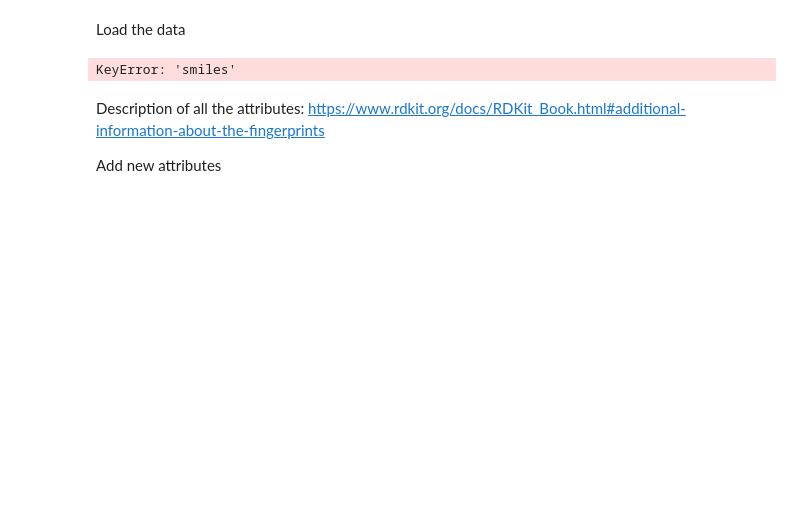
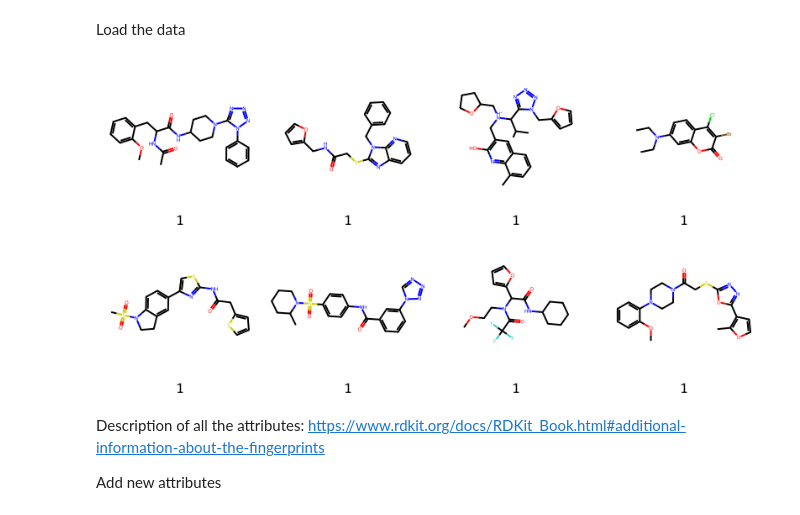
Before and after one commit to Jobs27/AP_groupassignment-, a Jupyter notebook: notebook.ipynb, the cells around one changed output. Drawn from its saved outputs; the diff is of its cells as text; code cells hidden in the pictures; blank space fills up the shorter version.

```diff
--- a/notebook.ipynb
+++ b/notebook.ipynb
@@ -20,13 +21,13 @@ Load the data
 # %%
 filepath = 'Data/tested_molecules-1.csv'
 
 esol_data = pd.read_csv(filepath)
 
-PandasTools.AddMoleculeColumnToFrame(esol_data, smilesCol='smiles')
+PandasTools.AddMoleculeColumnToFrame(esol_data, smilesCol='SMILES')
 
 PandasTools.FrameToGridImage(esol_data.head(8), legendsCol="ALDH1_inhibition", molsPerRow=4)
 # %% [output]
-KeyError: 'smiles'
+[figure, added]
 # %% [markdown]
 Description of all the attributes:  https://www.rdkit.org/docs/RDKit_Book.html#additional-information-about-the-fingerprints
 
```
Also changed, not shown: parts of 4 cells of this notebook.
